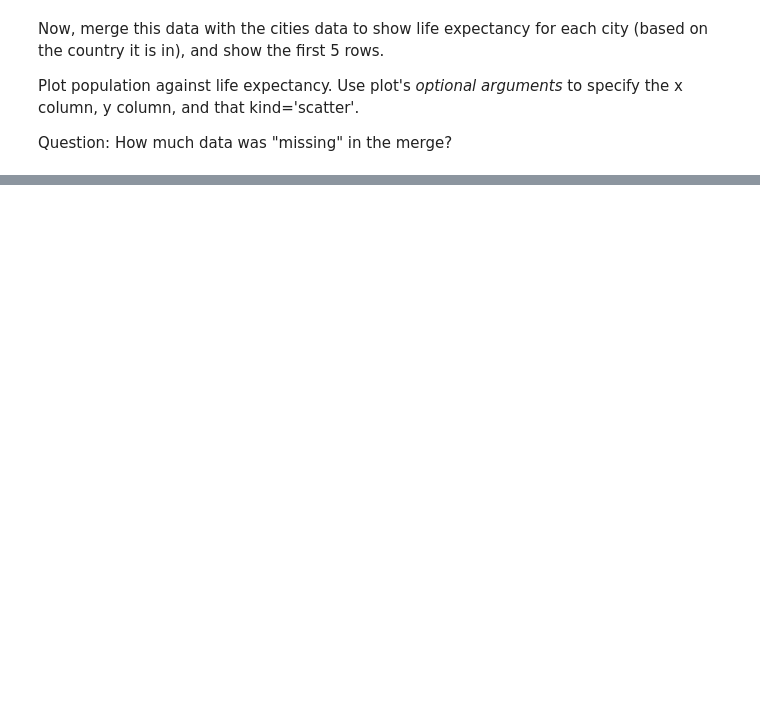
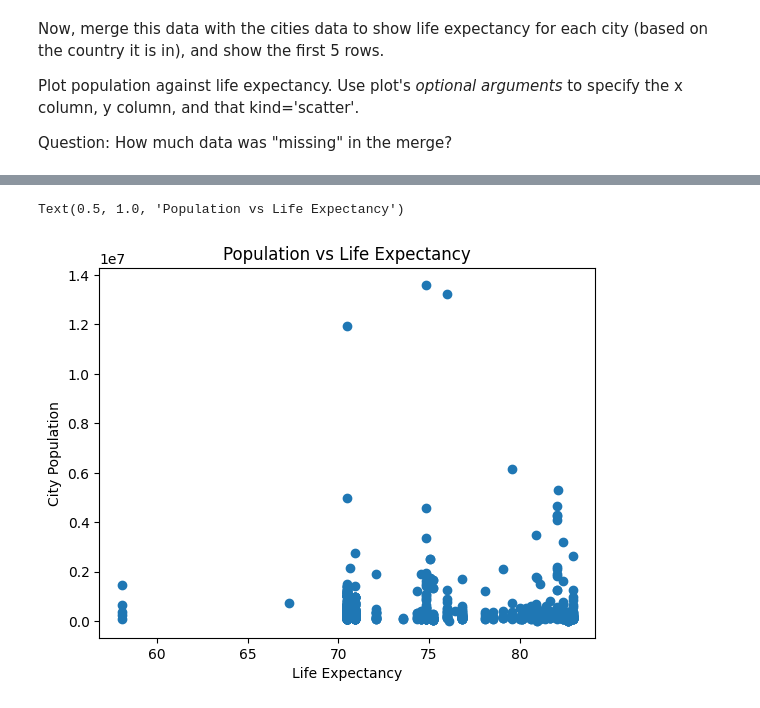
Before and after one commit to ella-tek/qm2, a Jupyter notebook: notebooks/W6_Merging_and_Joining_in_Python.ipynb, the cells around one changed output, grey strips where cells are left out. Drawn from its saved outputs; the diff is of its cells as text; code cells hidden in the pictures; blank space fills up the shorter version.

```diff
--- a/notebooks/W6_Merging_and_Joining_in_Python.ipynb
+++ b/notebooks/W6_Merging_and_Joining_in_Python.ipynb
@@ -369,3 +386,8 @@ You'll notice that the index **won't** be the column you want to merge on in the
 The syntax for merging on a **column** (which is not the index) is to pass the column name to the optional 'left_on=' or 'right_on=' arguments. And we don't use right_index=True (or left_index=True), depending on which we're using.
 
 So for example: **df1.merge(df2, left_on='Name', right_index=True)** would join df1 (on the left) to df2 (on the right), using the column 'Name' on the left (df1) and the index column (whatever that is) on the right (df2).
+# %%
+citydata = "data/wk5/UN_Cities_1214_country.csv"
+city_c = pd.read_csv(citydata, encoding='latin1')
+city_c.set_index('City', inplace=True)
+city_c
@@ -371,0 +409,4 @@ So for example: **df1.merge(df2, left_on='Name', right_index=True)** would join
+# %%
+cities = city_c.merge(city_pop, left_index= True, right_on='City')
+cities.set_index('City', inplace=True)
+cities
@@ -415,6 +492,9 @@ In a new cell, clean up the above dataframe by
 - use only the most recent data (2012)
 # %% [markdown]
 Let's make it a little clearer what "Value" refers to, by renaming the column. This is one way to do that:
+# %%
+life.drop(columns=['Value Footnotes'], inplace=True)
+life = life[life['Year'] == 2012]
 # %%
 life.rename(columns={'Value':'Life Expectancy'}, inplace=True)
 # %%
@@ -425,3 +520,6 @@ Now, merge this data with the cities data to show life expectancy for each city
 Plot population against life expectancy. Use plot's *optional arguments* to specify the x column, y column, and that kind='scatter'.
 
 Question: How much data was "missing" in the merge?
+# %%
+citylife = cities.merge(life, left_on='Country or Area', right_index=True)
+citylife
@@ -427,0 +551,12 @@ Question: How much data was "missing" in the merge?
+# %%
+#setting plot values
+x = citylife['Life Expectancy']
+y = citylife['Value']
+#creating scatter plot
+plt.scatter(x, y)
+plt.ylabel('City Population')
+plt.xlabel('Life Expectancy')
+plt.title('Population vs Life Expectancy')
+# %% [output]
+Text(0.5, 1.0, 'Population vs Life Expectancy')
+[figure, added]
```
Also changed, not shown: parts of 31 cells of this notebook.
